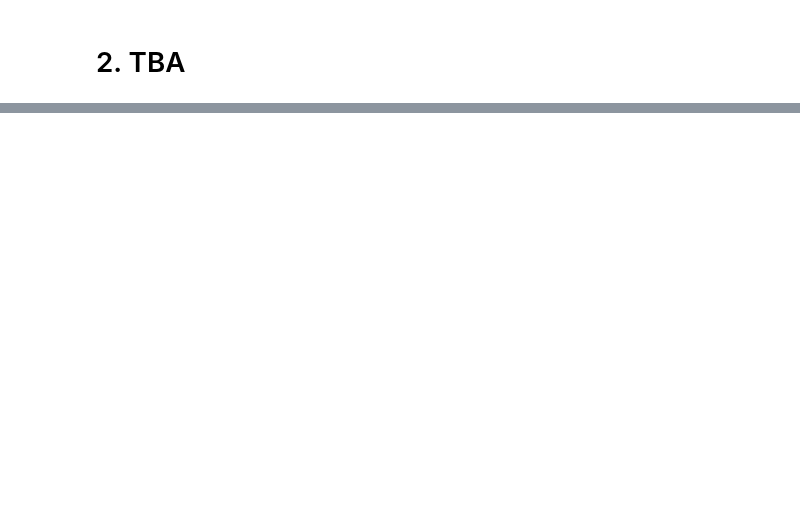
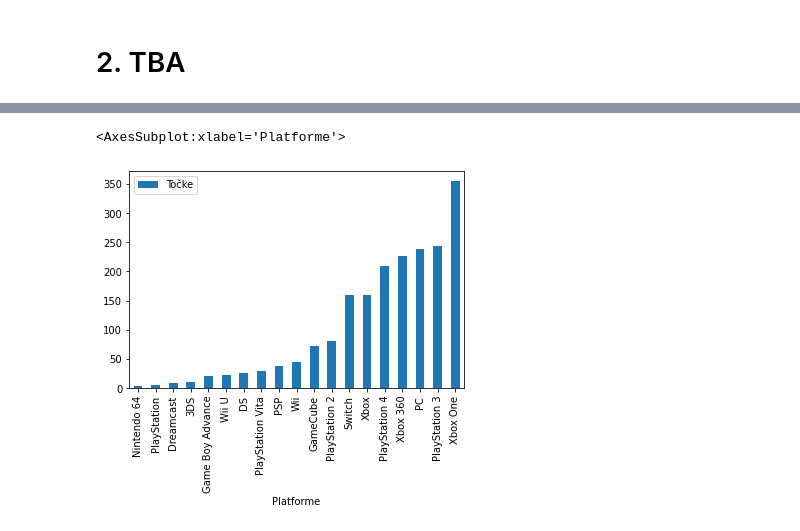
Before and after one commit to benoucakar/Najboljse-videoigre-vseh-casov, a Jupyter notebook: Najboljse_videoigre_vseh_casov.ipynb, the cells around one changed output, grey strips where cells are left out. Drawn from its saved outputs; the diff is of its cells as text; code cells hidden in the pictures; blank space fills up the shorter version.

```diff
--- a/Najboljse_videoigre_vseh_casov.ipynb
+++ b/Najboljse_videoigre_vseh_casov.ipynb
@@ -228,0 +385,20 @@ igre[(igre["naslov"].apply(fun)) & (igre["platforma"] == "PC")].sort_values("let
+# %%
+naslovi = igre.naslov.unique()
+veckratni = []
+for naslov in naslovi:
+    if igre.groupby("naslov").size()[naslov] > 1:
+        veckratni.append(naslov)
+# %%
+score = {}
+for naslov in veckratni:
+    top_platforma = igre[igre.naslov == naslov].sort_values("prilagojena ocena").iloc[0]["platforma"]
+    if top_platforma in score.keys():
+        score[top_platforma] += 1
+    else:
+        score[top_platforma] = 1
+# %%
+konzole = pd.DataFrame(list(score.items()), columns = ['Platforme','Točke']).sort_values("Točke")
+konzole.plot.bar(x="Platforme", y="Točke")
+# %% [output]
+<AxesSubplot:xlabel='Platforme'>
+[figure, added]
```
Also changed, not shown: parts of 56 cells of this notebook.
